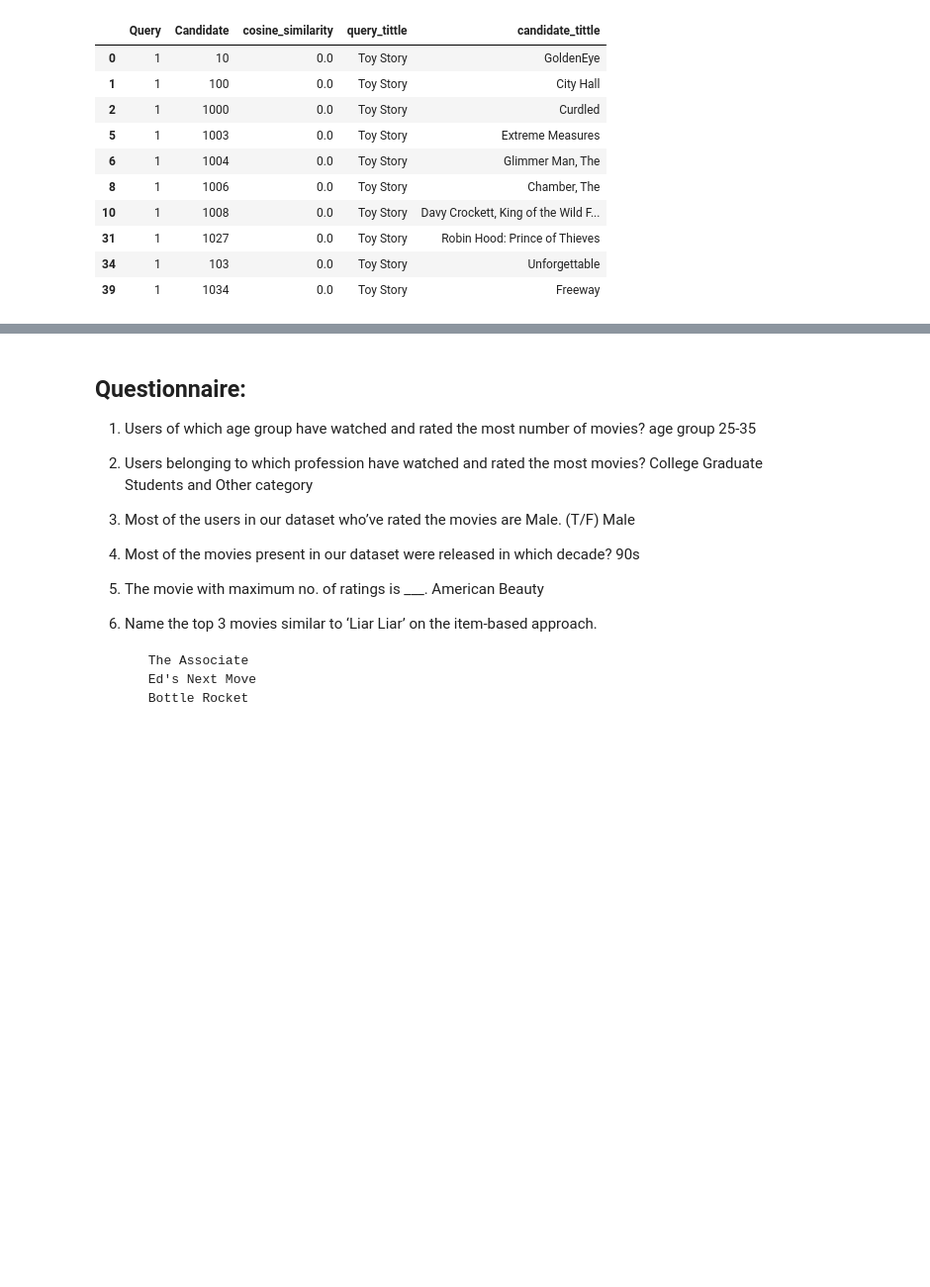
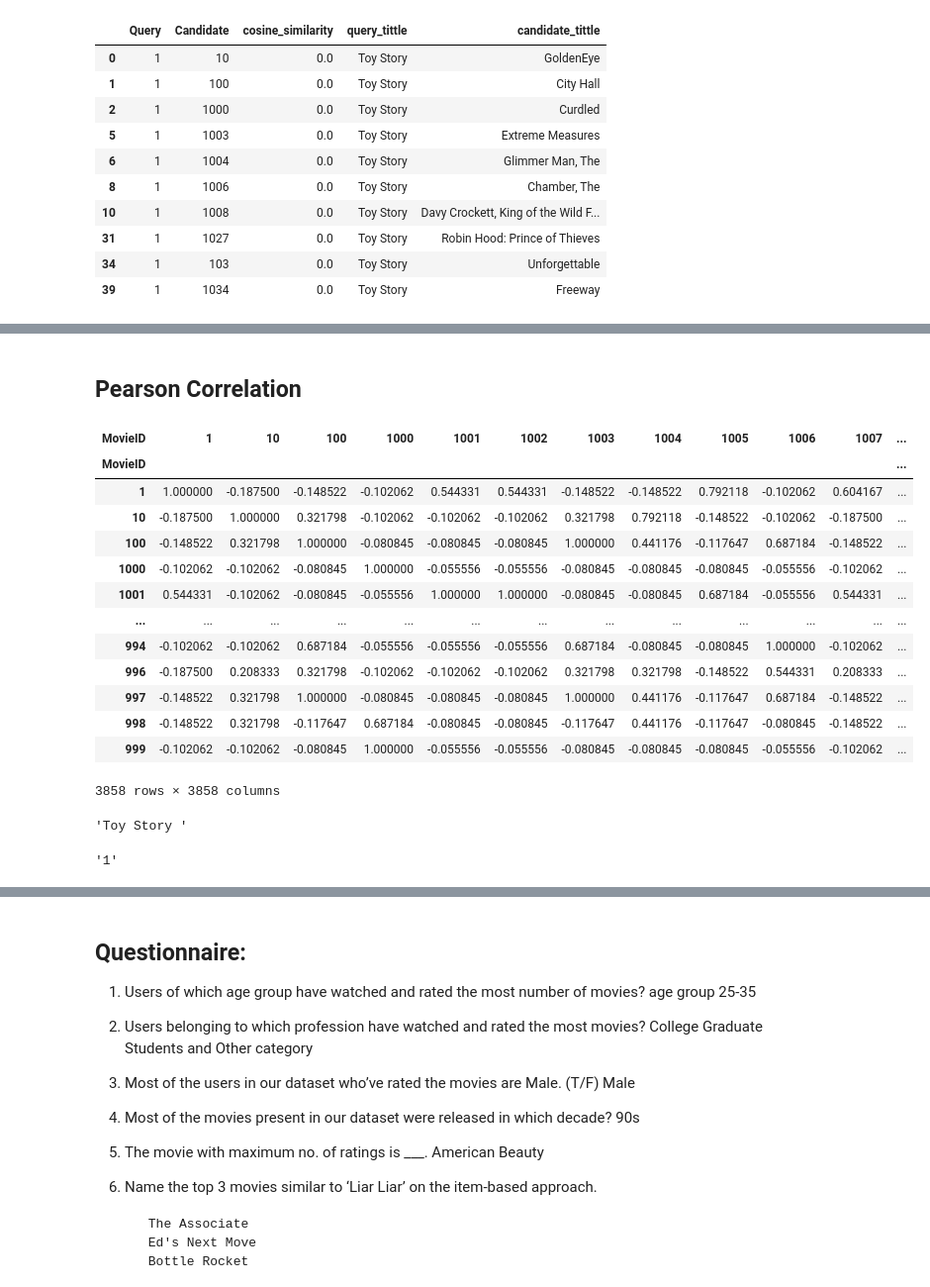
Before and after one commit to 28101991SUNNY/BusinessCase_Data_Exploration-, a Jupyter notebook: Recommender System for OTT/Notebook_1_OTT_Rec_system_Case_Study.ipynb, the cells around one changed output, grey strips where cells are left out. Shown at 99% size. Saved outputs shown, nothing was run; the diff lists cells and outputs as text; code cells hidden in the pictures; blank space fills up the shorter version.

```diff
--- a/Recommender System for OTT/Notebook_1_OTT_Rec_system_Case_Study.ipynb
+++ b/Recommender System for OTT/Notebook_1_OTT_Rec_system_Case_Study.ipynb
@@ -837,0 +855,29 @@ Ranks.head(10)
+# %% [markdown]
+## Pearson Correlation
+# %%
+correlated_movie_matrix = m.T.corr()
+# %%
+correlated_movie_matrix
+# %% [output]
+| MovieID | 1 | 10 | 100 | 1000 | 1001 | 1002 | 1003 | 1004 | 1005 | 1006 | 1007 | ... |
+| MovieID |  |  |  |  |  |  |  |  |  |  |  | ... |
+| 1 | 1.000000 | -0.187500 | -0.148522 | -0.102062 | 0.544331 | 0.544331 | -0.148522 | -0.148522 | 0.792118 | -0.102062 | 0.604167 | ... |
+| 10 | -0.187500 | 1.000000 | 0.321798 | -0.102062 | -0.102062 | -0.102062 | 0.321798 | 0.792118 | -0.148522 | -0.102062 | -0.187500 | ... |
+| 100 | -0.148522 | 0.321798 | 1.000000 | -0.080845 | -0.080845 | -0.080845 | 1.000000 | 0.441176 | -0.117647 | 0.687184 | -0.148522 | ... |
+| 1000 | -0.102062 | -0.102062 | -0.080845 | 1.000000 | -0.055556 | -0.055556 | -0.080845 | -0.080845 | -0.080845 | -0.055556 | -0.102062 | ... |
+| 1001 | 0.544331 | -0.102062 | -0.080845 | -0.055556 | 1.000000 | 1.000000 | -0.080845 | -0.080845 | 0.687184 | -0.055556 | 0.544331 | ... |
+| ... | ... | ... | ... | ... | ... | ... | ... | ... | ... | ... | ... | ... |
+| 994 | -0.102062 | -0.102062 | 0.687184 | -0.055556 | -0.055556 | -0.055556 | 0.687184 | -0.080845 | -0.080845 | 1.000000 | -0.102062 | ... |
+| 996 | -0.187500 | 0.208333 | 0.321798 | -0.102062 | -0.102062 | -0.102062 | 0.321798 | 0.321798 | -0.148522 | 0.544331 | 0.208333 | ... |
+| 997 | -0.148522 | 0.321798 | 1.000000 | -0.080845 | -0.080845 | -0.080845 | 1.000000 | 0.441176 | -0.117647 | 0.687184 | -0.148522 | ... |
+| 998 | -0.148522 | 0.321798 | -0.117647 | 0.687184 | -0.080845 | -0.080845 | -0.117647 | 0.441176 | -0.117647 | -0.080845 | -0.148522 | ... |
+| 999 | -0.102062 | -0.102062 | -0.080845 | 1.000000 | -0.055556 | -0.055556 | -0.080845 | -0.080845 | -0.080845 | -0.055556 | -0.102062 | ... |
+3858 rows × 3858 columns
+# %%
+movies[movies.MovieID == "1"]["Title"][0]
+# %% [output]
+'Toy Story '
+# %%
+movies[movies.Title.str.contains("Toy Story")].iloc[0].MovieID
+# %% [output]
+'1'
```
Also changed, not shown: parts of 5 cells of this notebook.
